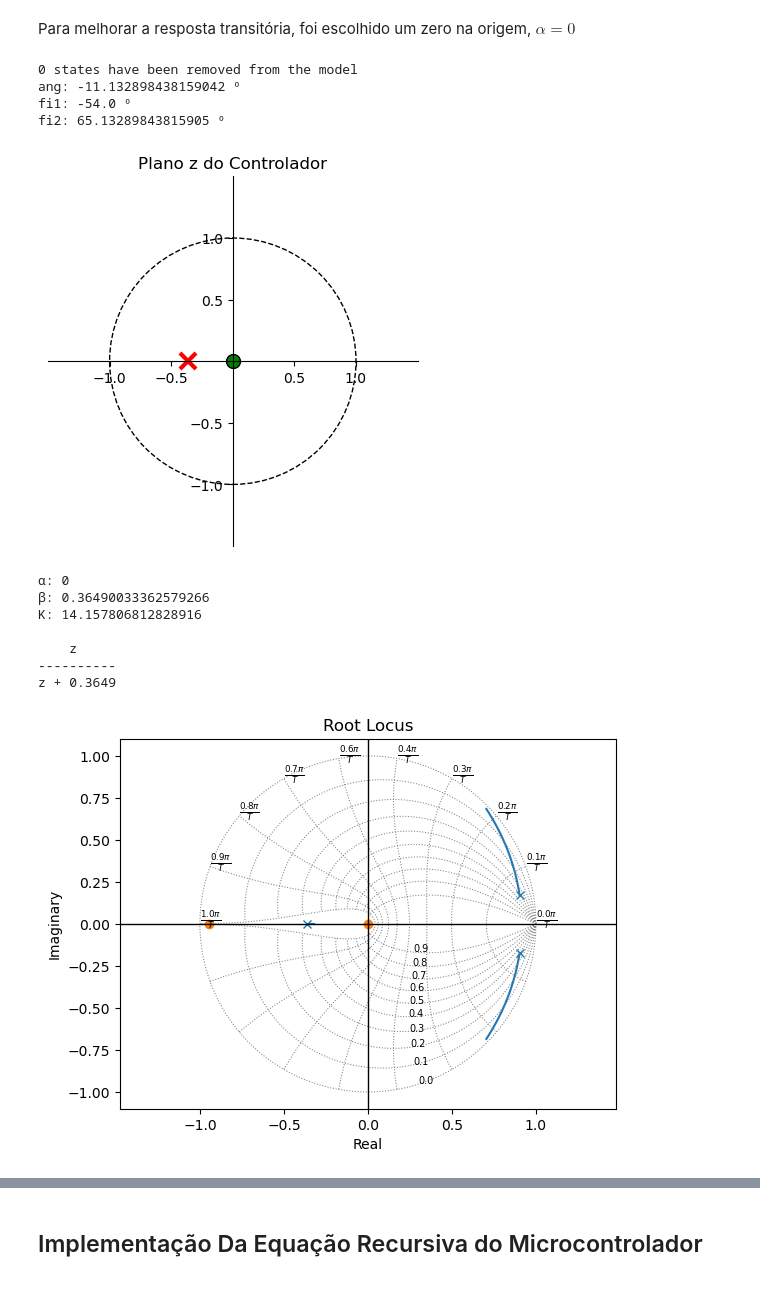
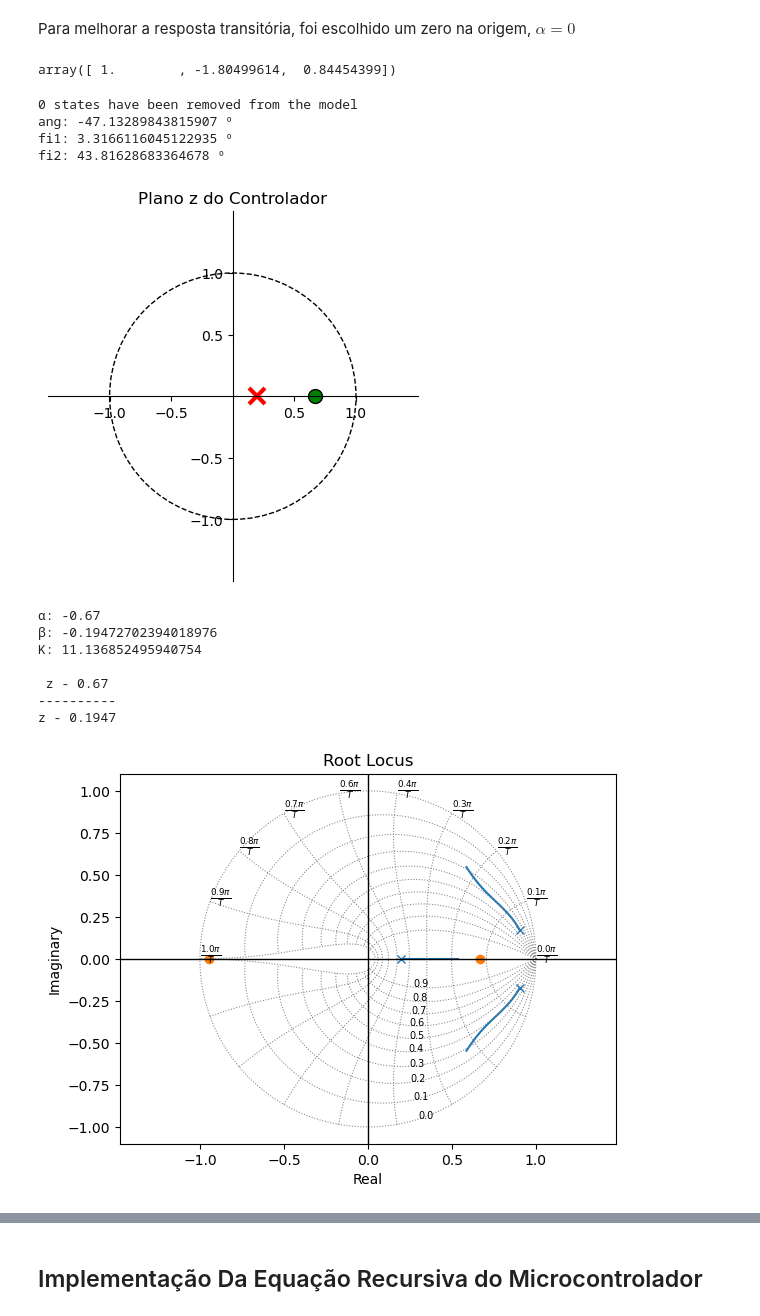
Before and after one commit to Emanuel600/Misc, a Jupyter notebook: Simul_Controle/Projeto 1 - Transformada z.ipynb, the cells around one changed output, grey strips where cells are left out. Saved outputs shown, nothing was run; the diff lists cells and outputs as text; code cells hidden in the pictures.

```diff
--- a/Simul_Controle/Projeto 1 - Transformada z.ipynb
+++ b/Simul_Controle/Projeto 1 - Transformada z.ipynb
@@ -205,14 +205,19 @@ plt.show()
 [figure]
 # %% [markdown]
 Para melhorar a resposta transitória, foi escolhido um zero na origem, $\alpha=0$
+# %%
+[[[a]], [[b]]] = ct.tfdata(Gz)
+b
+# %% [output]
+array([ 1.        , -1.80499614,  0.84454399])
 # %%
-α = 0
+α = -0.67
 # Calcula ângulo que z1 deve adicionar ao sistema
 ang = 0
 aGz = ct.minreal((z+α)*Gz)
-for zero in aGz.zeros():
+for zero in Gz.zeros():
     ang = ang + np.arctan2(z1.imag - zero.imag, z1.real - zero.real)
-for pole in aGz.poles():
+for pole in Gz.poles():
     ang = ang - np.arctan2(z1.imag - pole.imag, z1.real - pole.real)
 ##
 ang = (np.pi+ang)
@@ -220,52 +225,51 @@ print("ang:", (180/np.pi)*ang, "º")
 fi1 = np.arctan2(-α.real - z1.real, z1.imag-α.imag)
 print("fi1:", (180/np.pi)*fi1, "º")
 fi2 = -fi1 - ang
 print("fi2:", (180/np.pi)*fi2, "º")
 # fi2 = np.arctan2(-β.real - z1.real, z1.imag+β.imag)
 # np.tan(fi2) = (-β - z1.real)/(z1.imag-0)
 # z1.imag*np.tan(fi2) = -β - z1.real
 # β = -(z1.imag*np.tan(fi2) + z1.real)
 β   = -(z1.imag * np.tan(-fi2) + z1.real) # => Adição angular de um polo é invertida
 #np.angle(z1+β) = np.angle(z1+α) - ang
 Cz  = (z+α)/(z+β)
 ctl.zplane(Cz, title="Plano z do Controlador")
 plt.show()
 #################################
 #        b[0] + ... + b[n]z**-n #
 # G(z) = ---------------------- #
 #        a[0] + ... + a[n]z**-n #
 #################################
 #
 #|K * C(z)G(z)|z->z1=1
 # K = 1/(C(z1)G(z1))
 #
-b = aGz.num[0][0]
-a = aGz.den[0][0]
+[[[b]], [[a]]] = ct.tfdata(Gz)
 K = np.abs((np.polyval(a, z1)*(z1+β))/
            (np.polyval(b, z1)*(z1+α)))
 print("α:", α)
 print("β:", β)
 print("K:", K)
 print(Cz)
 # %% [output]
 0 states have been removed from the model
-ang: -11.132898438159042 º
-fi1: -54.0 º
-fi2: 65.13289843815905 º
+ang: -47.13289843815907 º
+fi1: 3.3166116045122935 º
+fi2: 43.81628683364678 º
-[figure, old version]
+[figure, new version]
-α: 0
-β: 0.36490033362579266
-K: 14.157806812828916
+α: -0.67
+β: -0.19472702394018976
+K: 11.136852495940754
 
-    z
+ z - 0.67
 ----------
-z + 0.3649
+z - 0.1947
 # %%
 k = np.linspace(0, K+3, 100)
 ct.root_locus(Cz*Gz, k)
 plt.show()
 # %% [output]
-[figure, old version]
+[figure, new version]
 # %%
 axcg, tcg, ycg = ctl.plot_step(ct.feedback(K*Cz*Gz, 1), t=np.arange(0, Ts+2*τ, Ta),
                                label = "Com Controlador")
```
Also changed, not shown: parts of 1 cell of this notebook, 1 other file.
